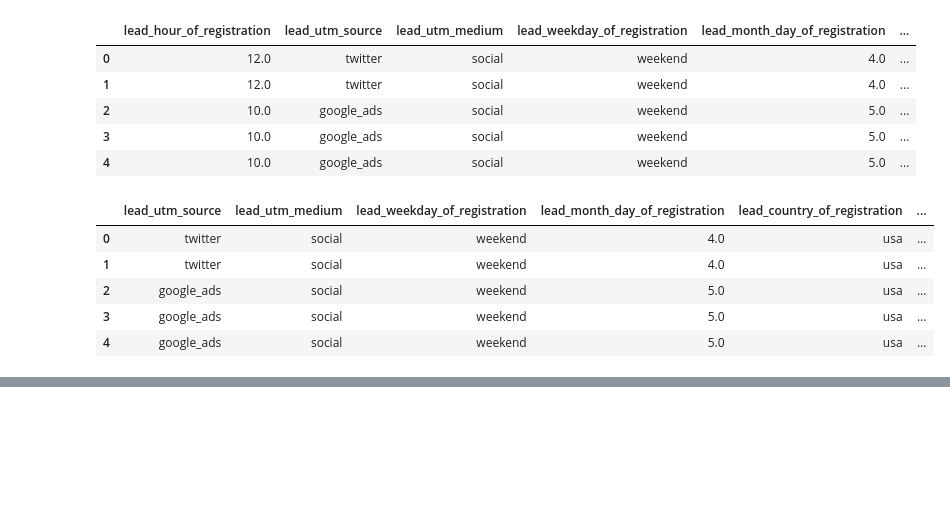
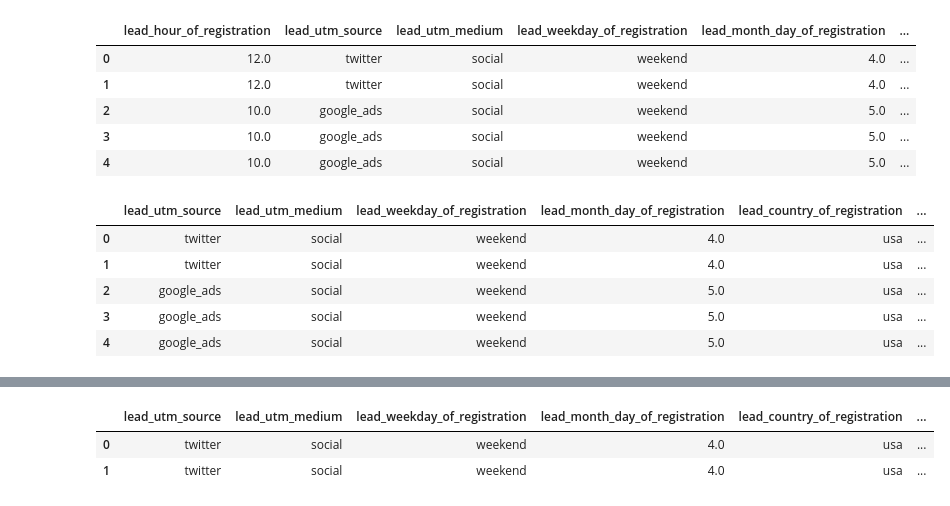
Before and after one commit to JoAmps/Lead_conversion_prediction_for_a_mobile_app_company, a Jupyter notebook: Lead_conversion.ipynb, the cells around one changed output, grey strips where cells are left out. Saved outputs shown, nothing was run; the diff lists cells and outputs as text; code cells hidden in the pictures; blank space fills up the shorter version.

```diff
--- a/Lead_conversion.ipynb
+++ b/Lead_conversion.ipynb
@@ -355,3 +380,9 @@ df.head()
+# %%
+df.head(2)
+# %% [output]
+|  | lead_utm_source | lead_utm_medium | lead_weekday_of_registration | lead_month_day_of_registration | lead_country_of_registration | ... |
+| 0 | twitter | social | weekend | 4.0 | usa | ... |
+| 1 | twitter | social | weekend | 4.0 | usa | ... |
 # %%
 df['lead_month_day_of_registration']=df['lead_month_day_of_registration'].astype('object')
 # %%
```
Also changed, not shown: parts of 4 cells of this notebook, 6 other files.
